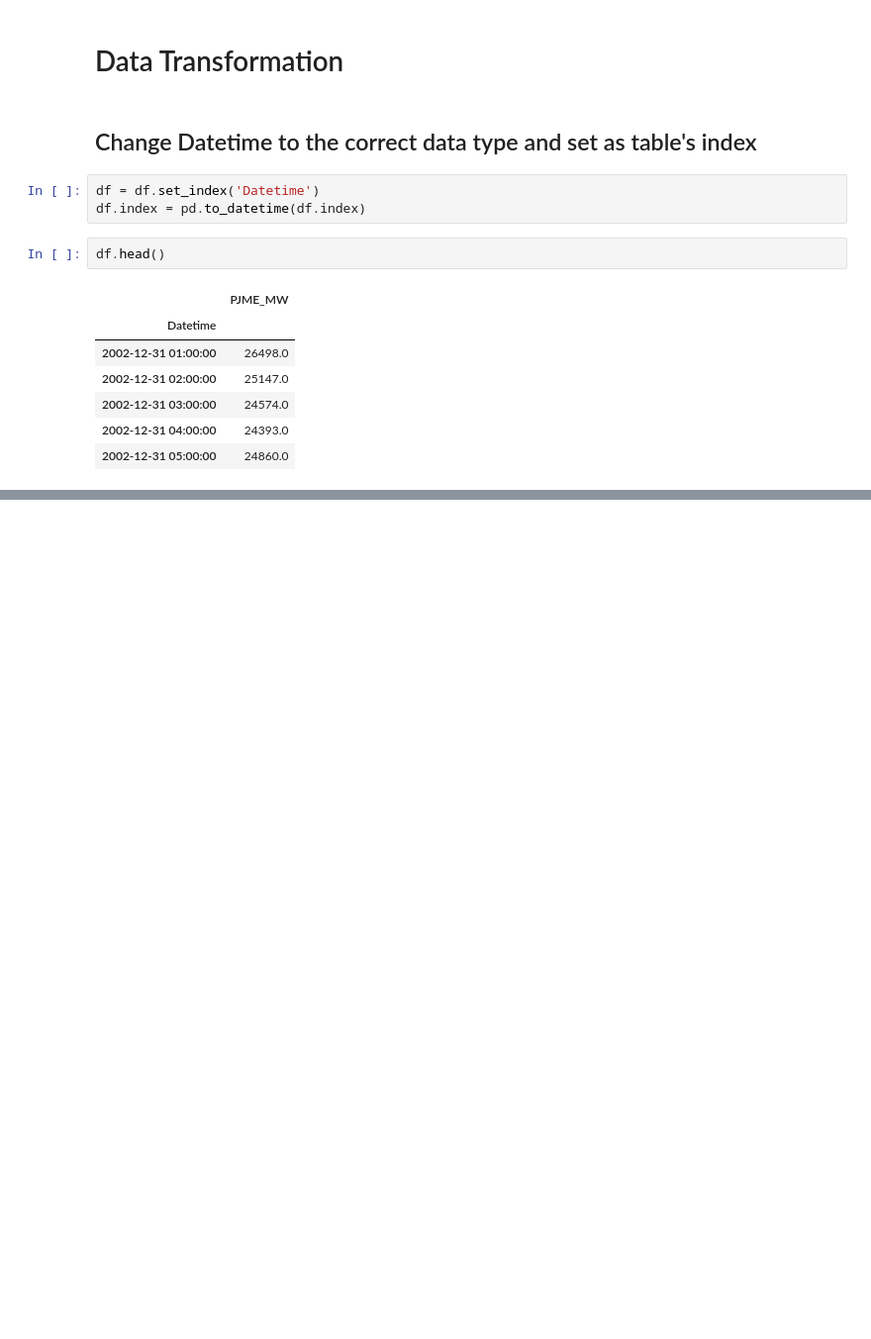
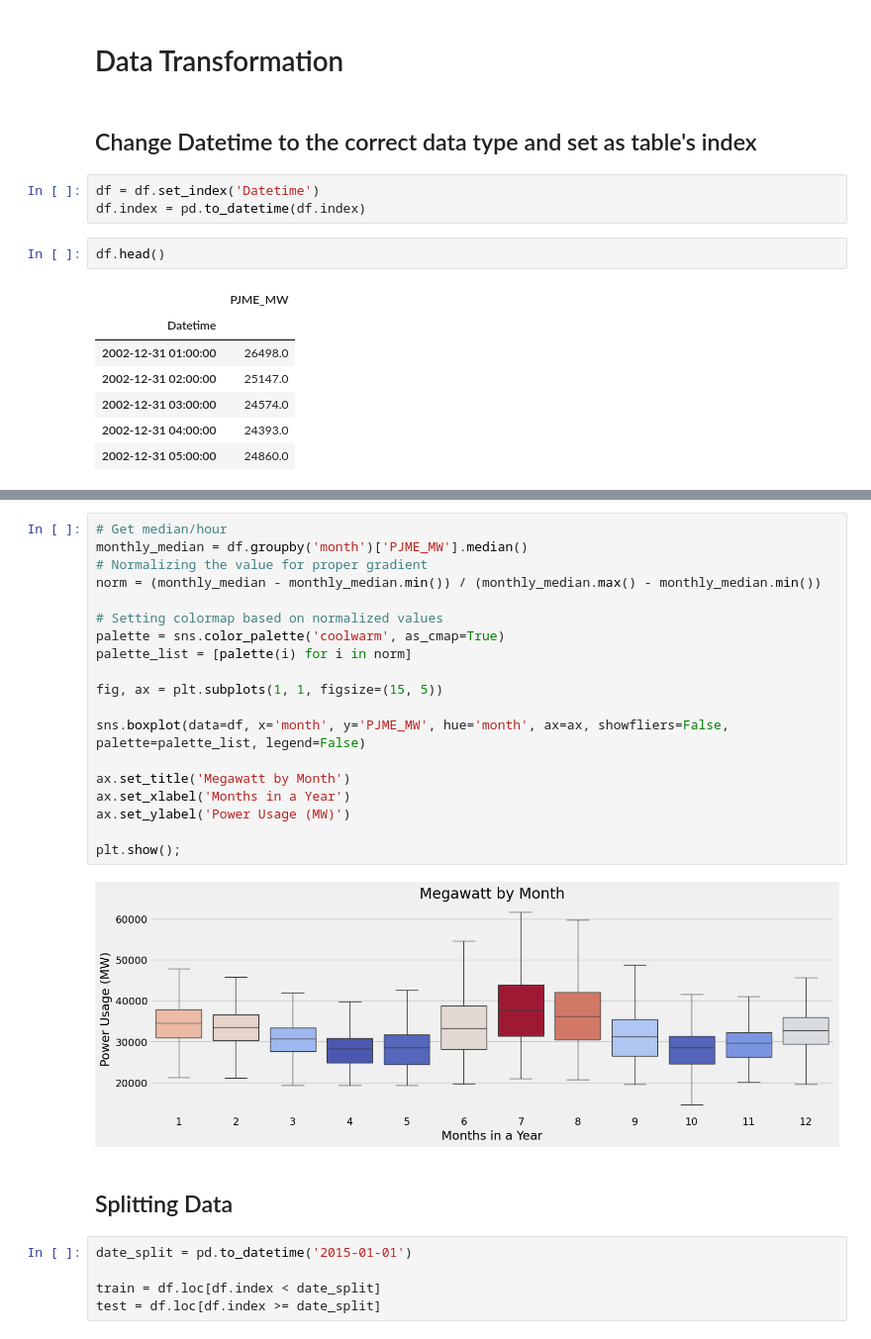
Before and after one commit to ruineux/Capstones-and-Projects, a Jupyter notebook: Insights and Analytics/Hourly Energy Consumption - Forecasting & EDA/Notebook/Untitled.ipynb, the cells around one changed output, grey strips where cells are left out. Shown: that part at 99% size. Cells and saved outputs as stored; diff of their text form; blank space fills up the shorter version.

```diff
--- a/Insights and Analytics/Hourly Energy Consumption - Forecasting & EDA/Notebook/Untitled.ipynb
+++ b/Insights and Analytics/Hourly Energy Consumption - Forecasting & EDA/Notebook/Untitled.ipynb
@@ -76,0 +153,28 @@ plt.show()
+# %%
+# Get median/hour
+monthly_median = df.groupby('month')['PJME_MW'].median()
+# Normalizing the value for proper gradient
+norm = (monthly_median - monthly_median.min()) / (monthly_median.max() - monthly_median.min())
+
+# Setting colormap based on normalized values
+palette = sns.color_palette('coolwarm', as_cmap=True)
+palette_list = [palette(i) for i in norm]
+
+fig, ax = plt.subplots(1, 1, figsize=(15, 5))
+
+sns.boxplot(data=df, x='month', y='PJME_MW', hue='month', ax=ax, showfliers=False, palette=palette_list, legend=False)
+
+ax.set_title('Megawatt by Month')
+ax.set_xlabel('Months in a Year')
+ax.set_ylabel('Power Usage (MW)')
+
+plt.show();
+# %% [output]
+[figure, added]
+# %% [markdown]
+## Splitting Data
+# %%
+date_split = pd.to_datetime('2015-01-01')
+
+train = df.loc[df.index < date_split]
+test = df.loc[df.index >= date_split]
```
Also changed, not shown: parts of 16 cells of this notebook, 2 other files.
